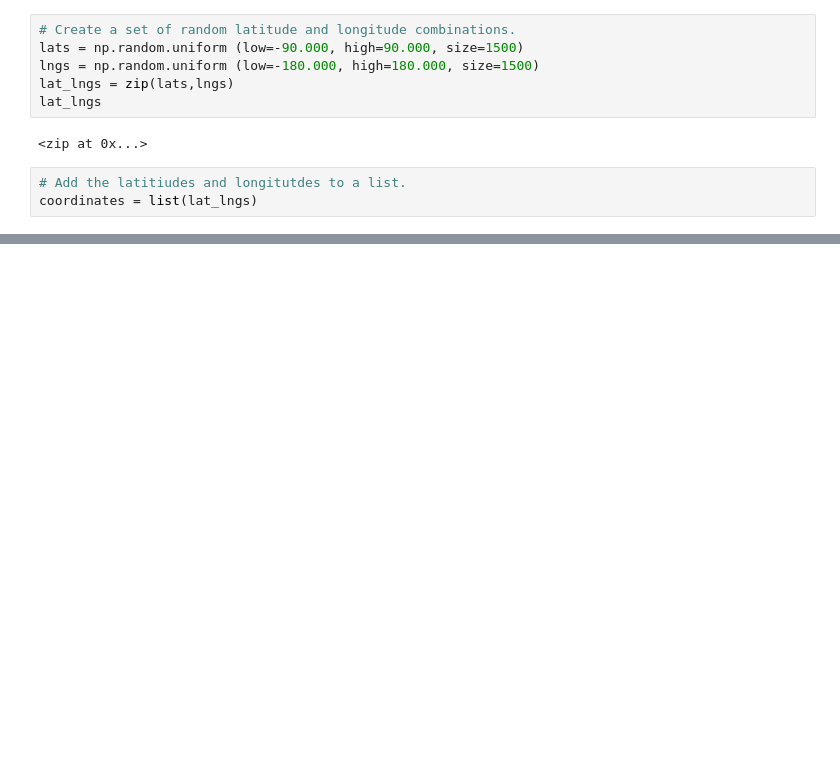
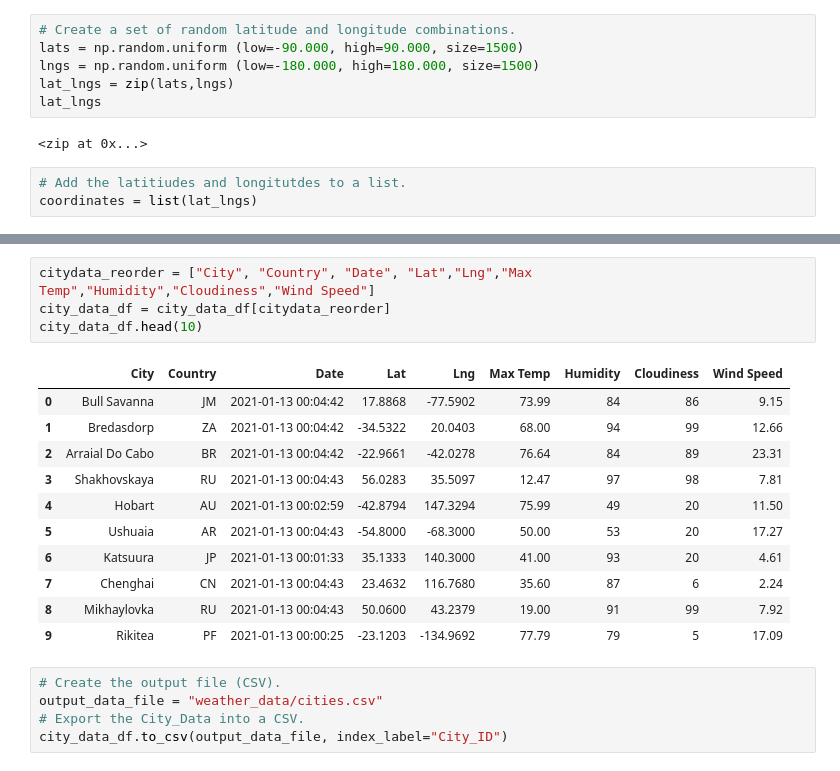
Before and after one commit to nguyencao247/World_Weather_Analysis, a Jupyter notebook: WeatherPy.ipynb, the cells around one changed output, grey strips where cells are left out. Drawn from its saved outputs; the diff is of its cells as text; blank space fills up the shorter version.

```diff
--- a/WeatherPy.ipynb
+++ b/WeatherPy.ipynb
@@ -32,0 +133,21 @@ len(cities)
+# %%
+citydata_reorder = ["City", "Country", "Date", "Lat","Lng","Max Temp","Humidity","Cloudiness","Wind Speed"]
+city_data_df = city_data_df[citydata_reorder]
+city_data_df.head(10)
+# %% [output]
+|  | City | Country | Date | Lat | Lng | Max Temp | Humidity | Cloudiness | Wind Speed |
+| 0 | Bull Savanna | JM | 2021-01-13 00:04:42 | 17.8868 | -77.5902 | 73.99 | 84 | 86 | 9.15 |
+| 1 | Bredasdorp | ZA | 2021-01-13 00:04:42 | -34.5322 | 20.0403 | 68.00 | 94 | 99 | 12.66 |
+| 2 | Arraial Do Cabo | BR | 2021-01-13 00:04:42 | -22.9661 | -42.0278 | 76.64 | 84 | 89 | 23.31 |
+| 3 | Shakhovskaya | RU | 2021-01-13 00:04:43 | 56.0283 | 35.5097 | 12.47 | 97 | 98 | 7.81 |
+| 4 | Hobart | AU | 2021-01-13 00:02:59 | -42.8794 | 147.3294 | 75.99 | 49 | 20 | 11.50 |
+| 5 | Ushuaia | AR | 2021-01-13 00:04:43 | -54.8000 | -68.3000 | 50.00 | 53 | 20 | 17.27 |
+| 6 | Katsuura | JP | 2021-01-13 00:01:33 | 35.1333 | 140.3000 | 41.00 | 93 | 20 | 4.61 |
+| 7 | Chenghai | CN | 2021-01-13 00:04:43 | 23.4632 | 116.7680 | 35.60 | 87 | 6 | 2.24 |
+| 8 | Mikhaylovka | RU | 2021-01-13 00:04:43 | 50.0600 | 43.2379 | 19.00 | 91 | 99 | 7.92 |
+| 9 | Rikitea | PF | 2021-01-13 00:00:25 | -23.1203 | -134.9692 | 77.79 | 79 | 5 | 17.09 |
+# %%
+# Create the output file (CSV).
+output_data_file = "weather_data/cities.csv"
+# Export the City_Data into a CSV.
+city_data_df.to_csv(output_data_file, index_label="City_ID")
```
Also changed, not shown: parts of 5 cells of this notebook, 1 other file.
